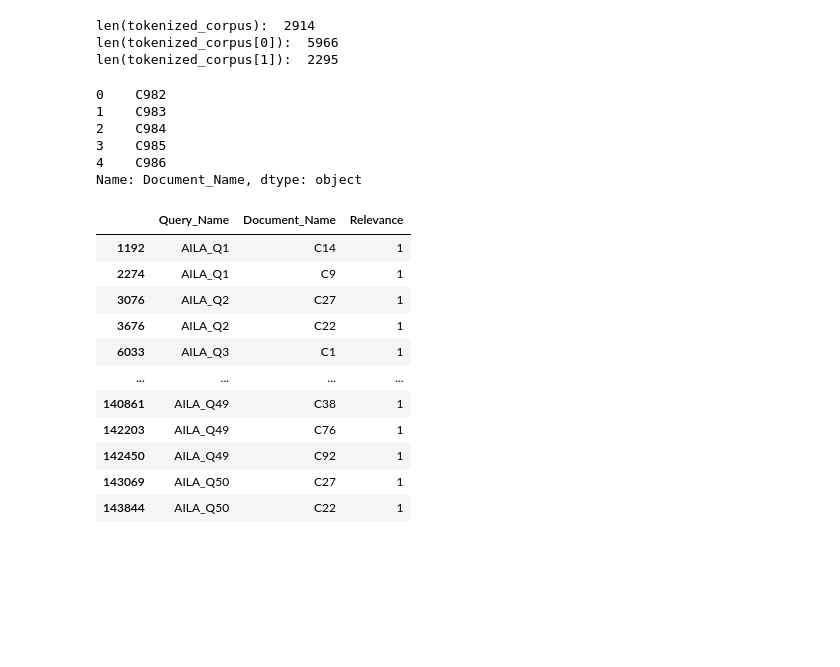
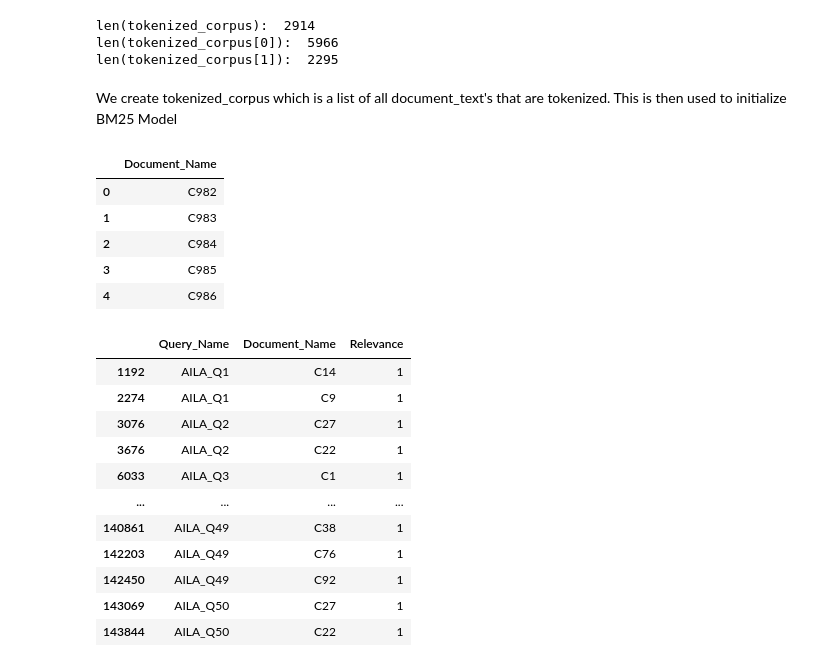
Before and after one commit to not-shoyo/LegalDoc-Retrieval-n-Summarization, a Jupyter notebook: IR_Model/IR_Model-BM25.ipynb, the cells around one changed output. Saved outputs shown, nothing was run; the diff lists cells and outputs as text; code cells hidden in the pictures; blank space fills up the shorter version.

```diff
--- a/IR_Model/IR_Model-BM25.ipynb
+++ b/IR_Model/IR_Model-BM25.ipynb
@@ -57,18 +59,20 @@ print("len(tokenized_corpus): ", len(tokenized_corpus), "\nlen(tokenized_corpus[
 len(tokenized_corpus):  2914
 len(tokenized_corpus[0]):  5966
 len(tokenized_corpus[1]):  2295
+# %% [markdown]
+We create tokenized_corpus which is a list of all document_text's that are tokenized. This is then used to initialize BM25 Model
 # %%
 bm25 = BM25Okapi(tokenized_corpus)
 # %%
 document_names = documents_df["Document_Name"].str.strip('.txt')
-document_names.head()
+pd.DataFrame(document_names).head()
 # %% [output]
-0    C982
-1    C983
-2    C984
-3    C985
-4    C986
-Name: Document_Name, dtype: object
+|  | Document_Name |
+| 0 | C982 |
+| 1 | C983 |
+| 2 | C984 |
+| 3 | C985 |
+| 4 | C986 |
 # %%
 relevant_query_document_pairings = pd.DataFrame(query_document_relevance_pairings.loc[query_document_relevance_pairings['Relevance'] == 1])
 relevant_query_document_pairings
```
Also changed, not shown: parts of 3 cells of this notebook.
